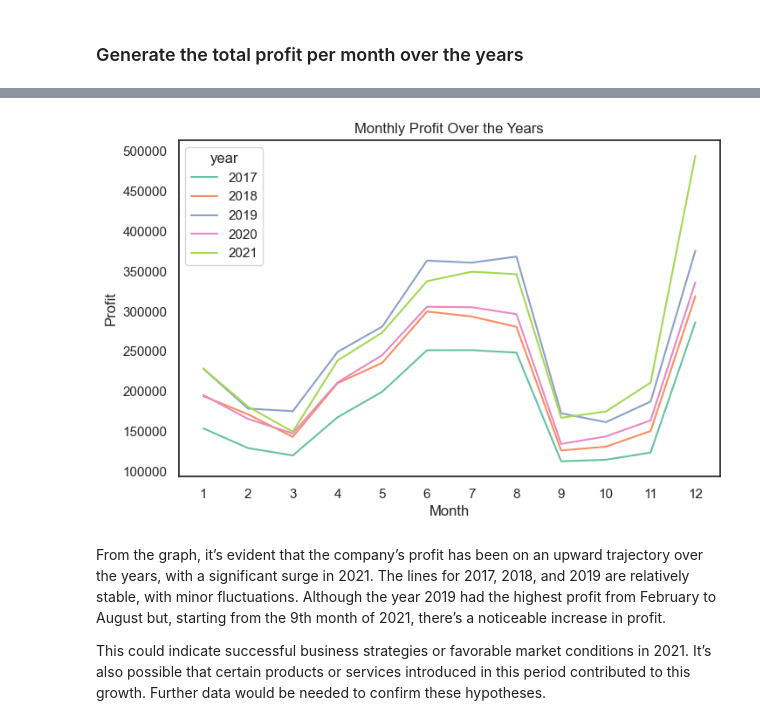
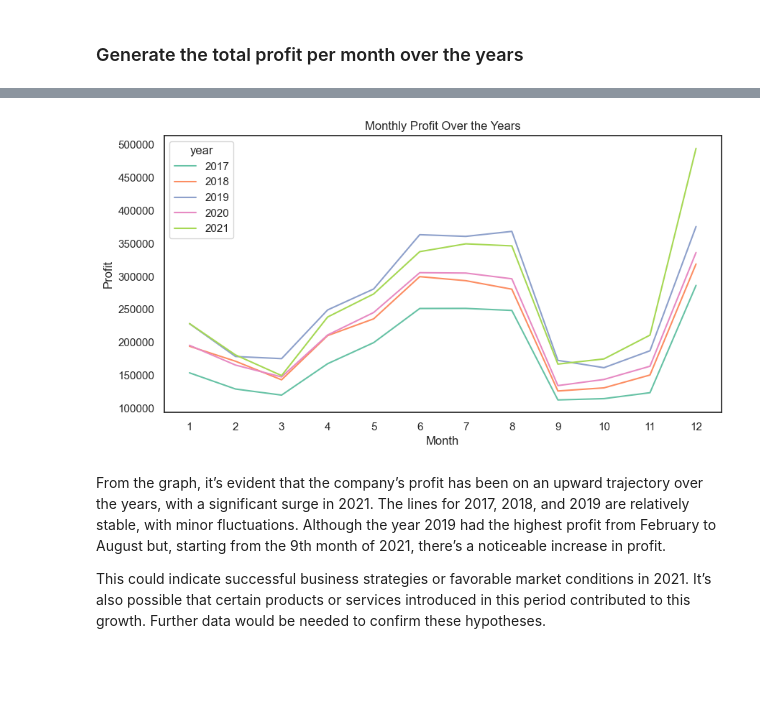
Before and after one commit to dickyalsyah/Customer-Segmentation-with-RFM, a Jupyter notebook: note_1_Exploratory.ipynb, the cells around one changed output, grey strips where cells are left out. Saved outputs shown, nothing was run; the diff lists cells and outputs as text; code cells hidden in the pictures; blank space fills up the shorter version.

```diff
--- a/note_1_Exploratory.ipynb
+++ b/note_1_Exploratory.ipynb
@@ -307,26 +311,26 @@ avg_profit_per_month.show()
 # %%
 fig_3 = avg_profit_per_month.toPandas()
 
 # Melt the DataFrame to have 'Year', 'Month' and 'Profit' columns
 profit_mom_melt = fig_3.melt(id_vars='Year', \
                                         var_name='Month', \
                                         value_name='Profit')
 # Assign columns to year, month and profit
 profit_mom_melt.columns = ['year', 'month', 'profit']
 
 # Create a line plot
-plt.figure(figsize=(8, 5))
+plt.figure(figsize=(10, 5))
 sns.lineplot(x='month', y='profit', hue='year', data=profit_mom_melt, palette='Set2')
 
 # Set the title and labels
 plt.title('Monthly Profit Over the Years')
 plt.xlabel('Month')
 plt.ylabel('Profit')
 
 # Show the plot
 plt.show()
 # %% [output]
-[figure, old version]
+[figure, new version]
 # %% [markdown]
 From the graph, it’s evident that the company’s profit has been on an upward trajectory over the years, with a significant surge in 2021. The lines for 2017, 2018, and 2019 are relatively stable, with minor fluctuations. Although the year 2019 had the highest profit from February to August but, starting from the 9th month of 2021, there’s a noticeable increase in profit.
 
```
Also changed, not shown: parts of 22 cells of this notebook, 2 other files.
